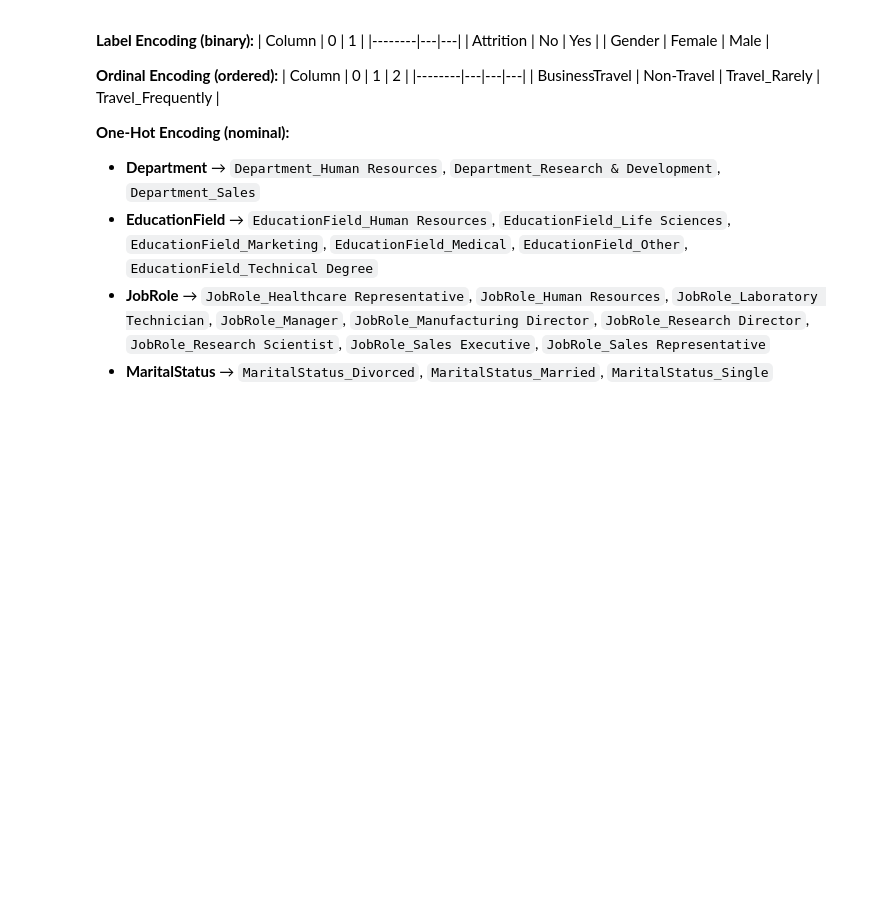
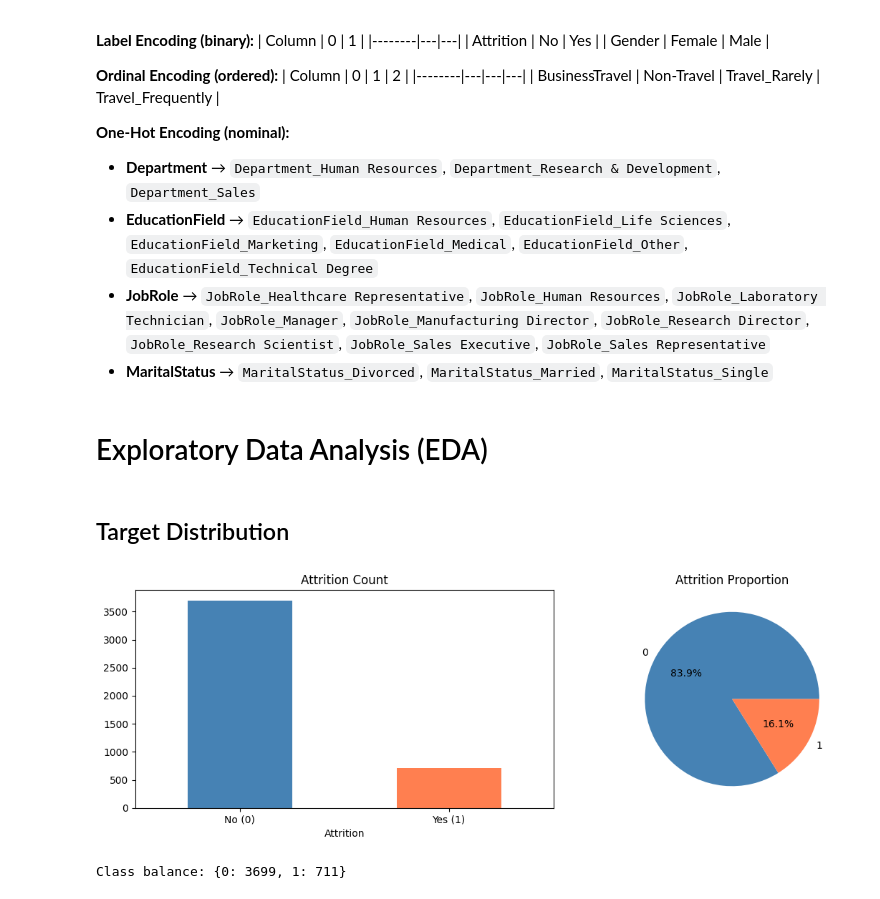
Before and after one commit to Ilyass1309/employee-attrition-prediction, a Jupyter notebook: attrition_analysis.ipynb, the cells around one changed output. Cells and saved outputs as stored; diff of their text form; code cells hidden in the pictures; blank space fills up the shorter version.

```diff
--- a/attrition_analysis.ipynb
+++ b/attrition_analysis.ipynb
@@ -357,3 +357,28 @@ df.head()
 - **EducationField** → `EducationField_Human Resources`, `EducationField_Life Sciences`, `EducationField_Marketing`, `EducationField_Medical`, `EducationField_Other`, `EducationField_Technical Degree`
 - **JobRole** → `JobRole_Healthcare Representative`, `JobRole_Human Resources`, `JobRole_Laboratory Technician`, `JobRole_Manager`, `JobRole_Manufacturing Director`, `JobRole_Research Director`, `JobRole_Research Scientist`, `JobRole_Sales Executive`, `JobRole_Sales Representative`
 - **MaritalStatus** → `MaritalStatus_Divorced`, `MaritalStatus_Married`, `MaritalStatus_Single`
+# %% [markdown]
+# Exploratory Data Analysis (EDA)
+# %% [markdown]
+## Target Distribution
+# %%
+import matplotlib.pyplot as plt
+import seaborn as sns
+
+fig, axes = plt.subplots(1, 2, figsize=(12, 4))
+
+df["Attrition"].value_counts().plot(kind="bar", ax=axes[0], color=["steelblue", "coral"])
+axes[0].set_title("Attrition Count")
+axes[0].set_xticklabels(["No (0)", "Yes (1)"], rotation=0)
+
+df["Attrition"].value_counts(normalize=True).plot(kind="pie", ax=axes[1], autopct="%.1f%%", colors=["steelblue", "coral"])
+axes[1].set_title("Attrition Proportion")
+axes[1].set_ylabel("")
+
+plt.tight_layout()
+plt.show()
+
+print(f"Class balance: {df['Attrition'].value_counts().to_dict()}")
+# %% [output]
+[figure, added]
+Class balance: {0: 3699, 1: 711}
```
Also changed, not shown: parts of 6 cells of this notebook.
